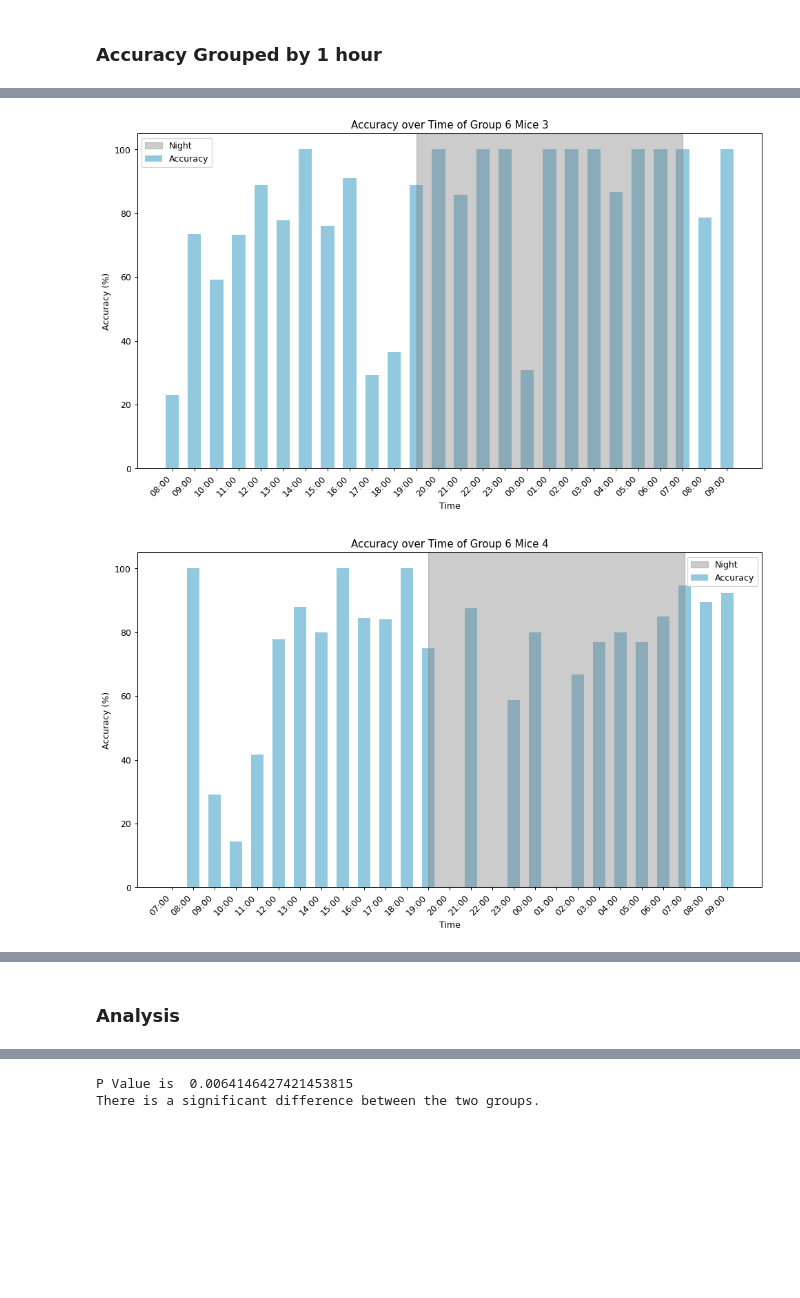
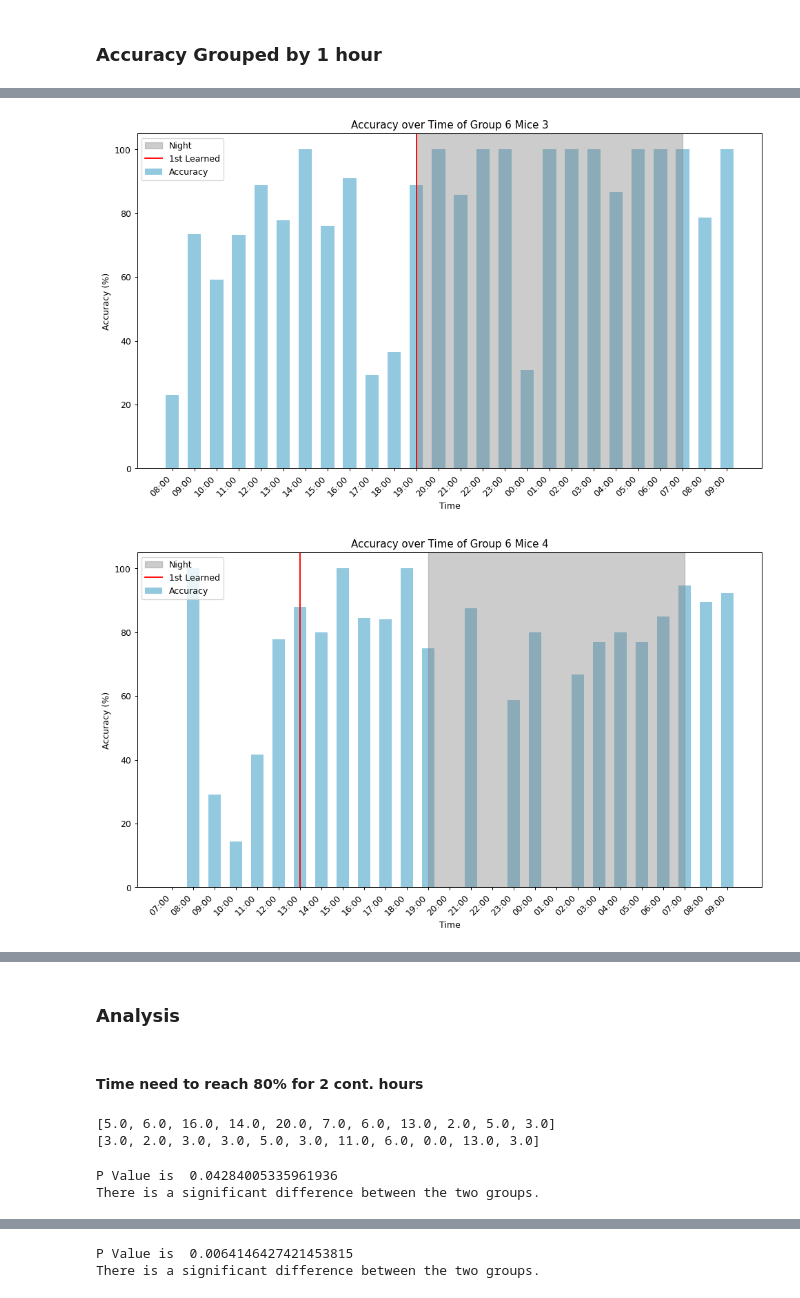
Before and after one commit to ftlabucsd/FEDUPP, a Jupyter notebook: FR1_correct_rate.ipynb, the cells around one changed output, grey strips where cells are left out. Cells and saved outputs as stored; diff of their text form; code cells hidden in the pictures; blank space fills up the shorter version.

```diff
--- a/FR1_correct_rate.ipynb
+++ b/FR1_correct_rate.ipynb
@@ -206,0 +209,4 @@ acc.graph_cumulative_acc([B8M1, B8M2, B8M3], 8)
+# %%
+sheet = paths.fr1_ctrl_sheet[0]
+data,_ = acc.instant_acc(sheet)
+acc.time_high_acc(data)[0]
@@ -207,5 +215,9 @@ acc.graph_cumulative_acc([B8M1, B8M2, B8M3], 8)
 # %%
+ctrl_times = []
+
 for each in paths.fr1_ctrl_sheet:
     data, info = acc.instant_acc(sheet=each)
-    acc.graph_instant_acc(data, info[0], info[1])
+    stamp, hrs = acc.time_high_acc(data)
+    ctrl_times.append(hrs)
+    acc.graph_instant_acc(data, info[0], info[1], stamp)
 # %% [output]
@@ -223,5 +237,9 @@ for each in paths.fr1_ctrl_sheet:
 # %%
+cask_times = []
+
 for each in paths.fr1_cask_sheet:
     data, info = acc.instant_acc(sheet=each)
-    acc.graph_instant_acc(data, info[0], info[1])
+    stamp, hrs = acc.time_high_acc(data)
+    cask_times.append(hrs)
+    acc.graph_instant_acc(data, info[0], info[1], stamp)
 # %% [output]
@@ -234,2 +252,2 @@ for each in paths.fr1_cask_sheet:
-[figure, old version]
+[figure, new version]
-[figure, old version]
+[figure, new version]
@@ -239,2 +257,10 @@ for each in paths.fr1_cask_sheet:
 # %% [markdown]
 ### Analysis
+# %% [markdown]
+#### Time need to reach 80% for 2 cont. hours
+# %%
+print(ctrl_times)
+print(cask_times)
+# %% [output]
+[5.0, 6.0, 16.0, 14.0, 20.0, 7.0, 6.0, 13.0, 2.0, 5.0, 3.0]
+[3.0, 2.0, 3.0, 3.0, 5.0, 3.0, 11.0, 6.0, 0.0, 13.0, 3.0]
@@ -240,0 +273,5 @@ for each in paths.fr1_cask_sheet:
+# %%
+invs.perform_T_test(ctrl_times, cask_times)
+# %% [output]
+P Value is  0.04284005335961936
+There is a significant difference between the two groups.
```
Also changed, not shown: parts of 7 cells of this notebook, 6 other files.
